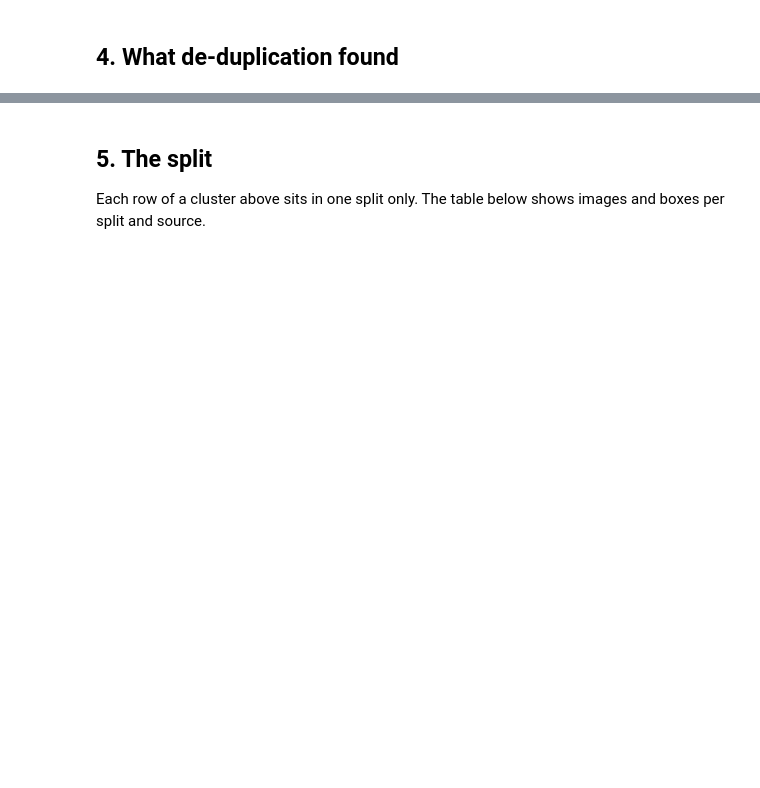
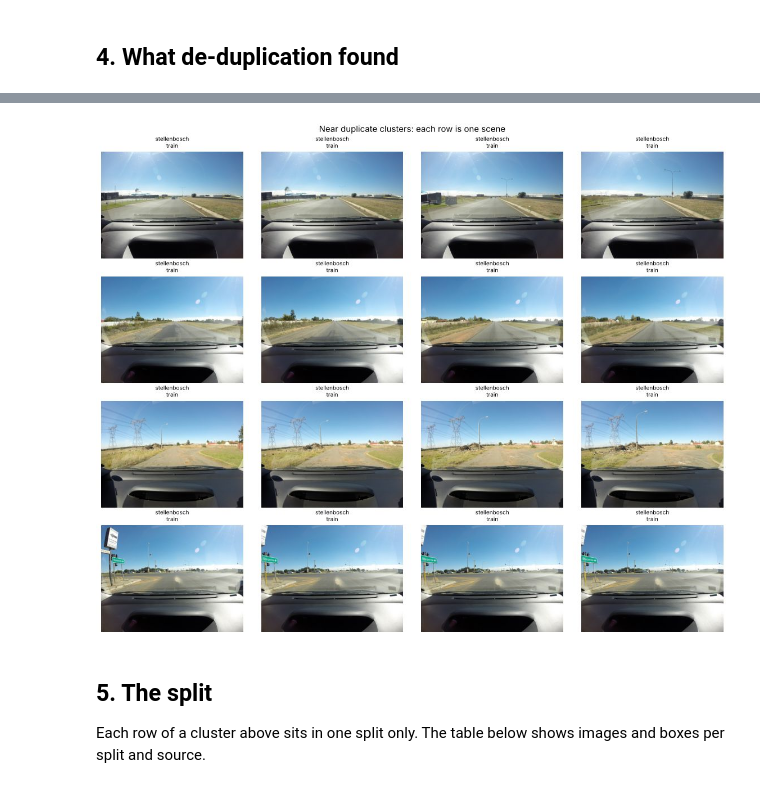
Before and after one commit to JBWandera/Capstone, a Jupyter notebook: notebooks/02_data_cleaning_and_split.ipynb, the cells around one changed output, grey strips where cells are left out. Saved outputs shown, nothing was run; the diff lists cells and outputs as text; code cells hidden in the pictures; blank space fills up the shorter version.

```diff
--- a/notebooks/02_data_cleaning_and_split.ipynb
+++ b/notebooks/02_data_cleaning_and_split.ipynb
@@ -68,27 +96,30 @@ multi.sources.value_counts().head(10)
 # %%
 import matplotlib.pyplot as plt
+from afroviewz.viz import show_jpeg
 from PIL import Image
 
 def show_cluster_examples(k=4, per=4):
     if multi.empty:
         print('No near duplicates found.')
         return
     k = min(k, len(multi))
     big = multi.sort_values("n", ascending=False).head(k).index
     fig, axes = plt.subplots(k, per, figsize=(3.2 * per, 2.6 * k), squeeze=False)
     for r, cid in enumerate(big):
         rows = imgs[imgs.dup_cluster == cid].head(per)
         for c in range(per):
             ax = axes[r, c]
             ax.set_axis_off()
             if c < len(rows):
                 im = rows.iloc[c]
-                ax.imshow(Image.open(OUT / "images" / im.file_name))
+                ax.imshow(Image.open(paths.image_path(im.file_name)))
                 ax.set_title(f"{im.source}\n{im.split}", fontsize=8)
     plt.suptitle("Near duplicate clusters: each row is one scene")
-    plt.tight_layout(); plt.show()
+    plt.tight_layout(); show_jpeg(fig)
 
 show_cluster_examples()
+# %% [output]
+[figure, added]
 # %% [markdown]
 ## 5. The split
 
```
Also changed, not shown: parts of 11 cells of this notebook, 11 other files.
